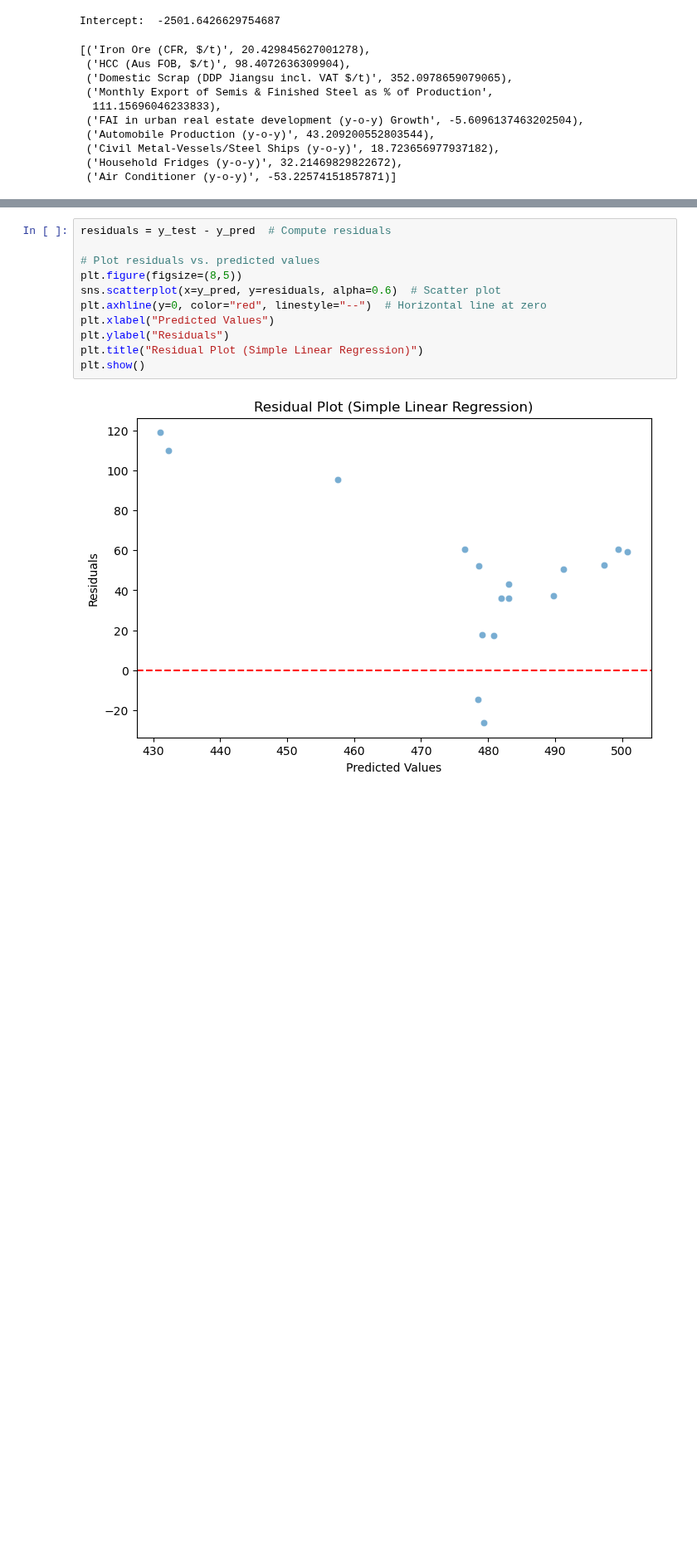
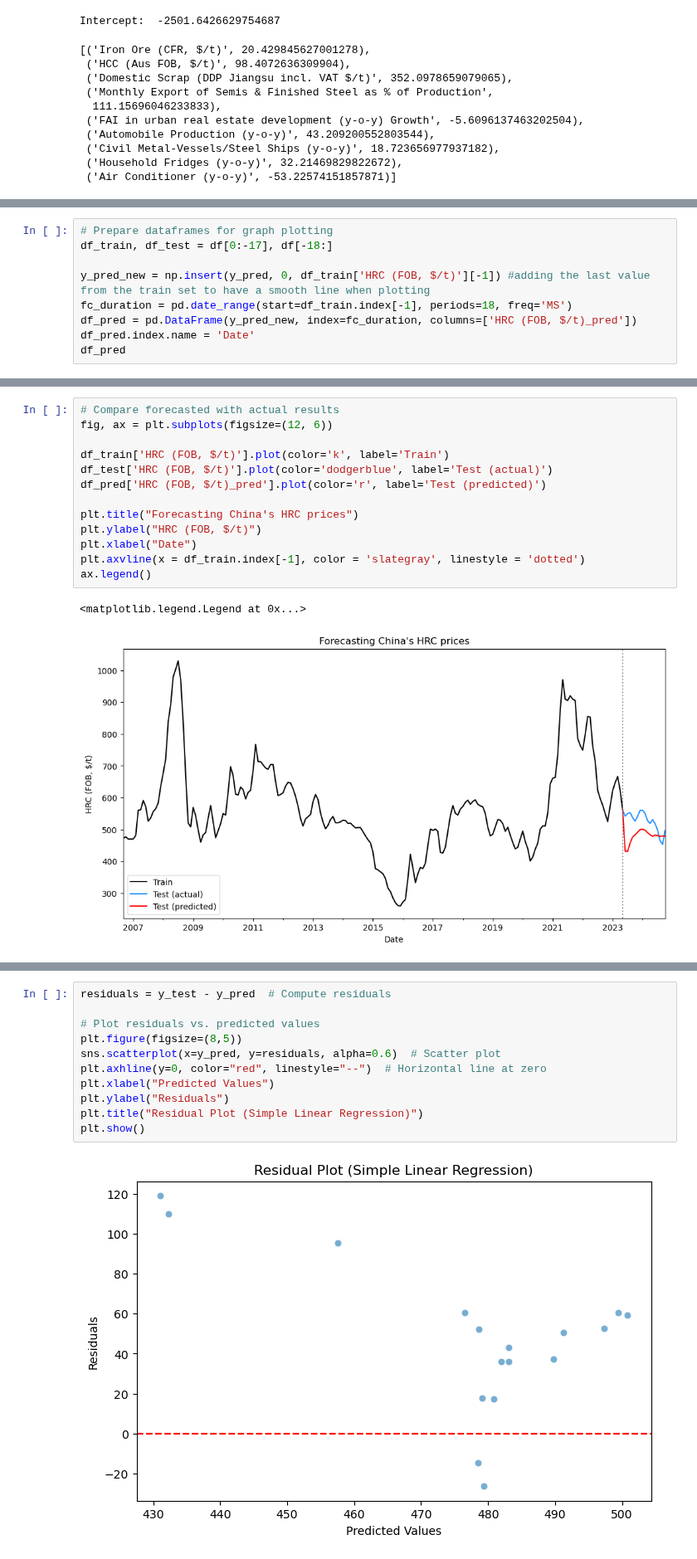
Before and after one commit to nguyenhpnguyen/BT4103-Business-Analytics-Capstone-Project, a Jupyter notebook: notebook/04_multiple_regression.ipynb, the cells around one changed output, grey strips where cells are left out. Shown at 83% size. Drawn from its saved outputs; the diff is of its cells as text; blank space fills up the shorter version.

```diff
--- a/notebook/04_multiple_regression.ipynb
+++ b/notebook/04_multiple_regression.ipynb
@@ -110 +106,10 @@ X_vartest_transformed = log_trans(X_vartest)
 y_pred = model.predict(X_vartest_transformed)
+# %%
+# Prepare dataframes for graph plotting
+df_train, df_test = df[0:-17], df[-18:]
+
+y_pred_new = np.insert(y_pred, 0, df_train['HRC (FOB, $/t)'][-1]) #adding the last value from the train set to have a smooth line when plotting
+fc_duration = pd.date_range(start=df_train.index[-1], periods=18, freq='MS')
+df_pred = pd.DataFrame(y_pred_new, index=fc_duration, columns=['HRC (FOB, $/t)_pred'])
+df_pred.index.name = 'Date'
+df_pred
@@ -110,0 +135,16 @@ y_pred = model.predict(X_vartest_transformed)
+# %%
+# Compare forecasted with actual results
+fig, ax = plt.subplots(figsize=(12, 6))
+
+df_train['HRC (FOB, $/t)'].plot(color='k', label='Train')
+df_test['HRC (FOB, $/t)'].plot(color='dodgerblue', label='Test (actual)')
+df_pred['HRC (FOB, $/t)_pred'].plot(color='r', label='Test (predicted)')
+
+plt.title("Forecasting China's HRC prices")
+plt.ylabel("HRC (FOB, $/t)")
+plt.xlabel("Date")
+plt.axvline(x = df_train.index[-1], color = 'slategray', linestyle = 'dotted')
+ax.legend()
+# %% [output]
+<matplotlib.legend.Legend at 0x...>
+[figure, added]
```
Also changed, not shown: parts of 33 cells of this notebook, 1 other file.
